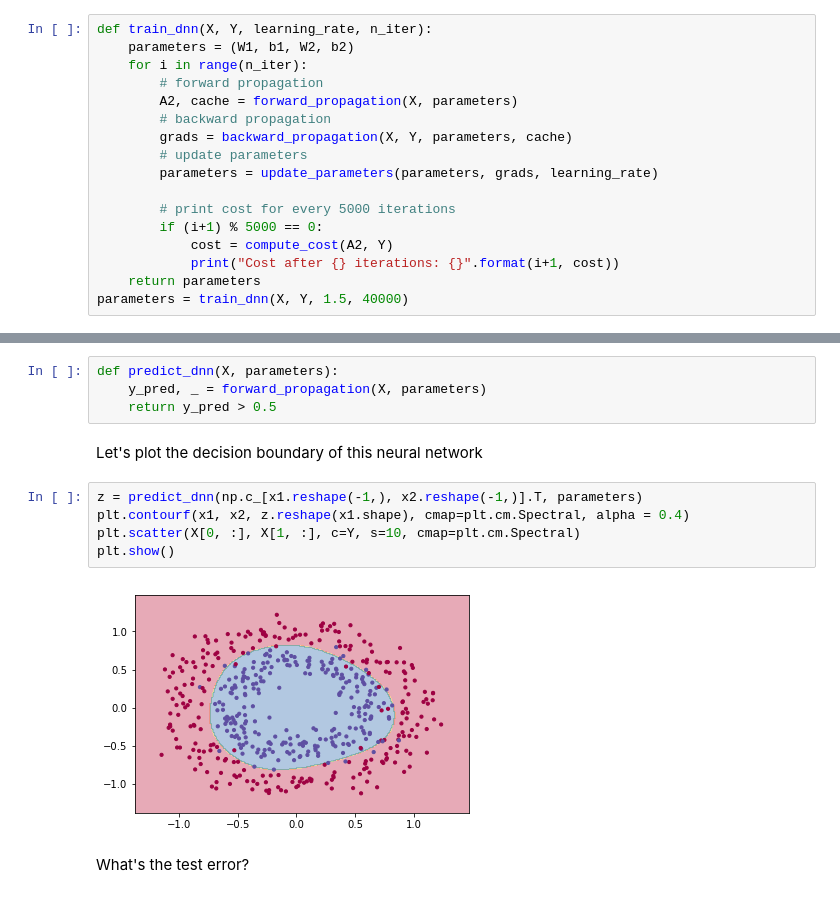
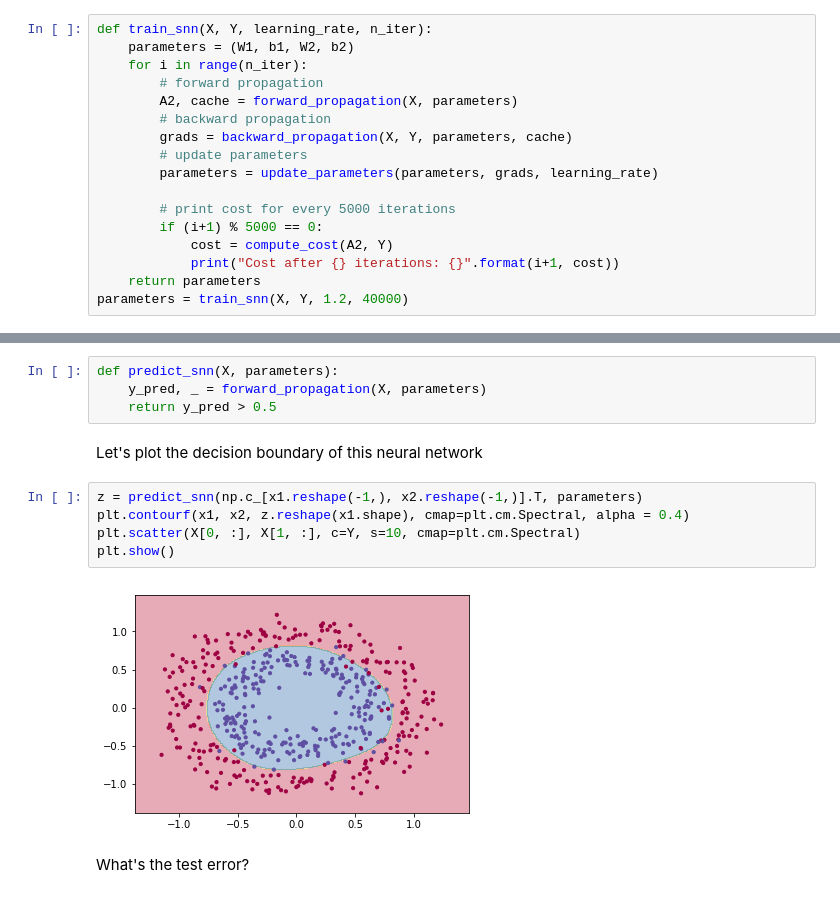
Before and after one commit to shw079/shallowNN, a Jupyter notebook: shallowNN.ipynb, the cells around one changed output, grey strips where cells are left out. Saved outputs shown, nothing was run; the diff lists cells and outputs as text.

```diff
--- a/shallowNN.ipynb
+++ b/shallowNN.ipynb
@@ -207,7 +209,7 @@ def update_parameters(parameters, grads, learning_rate):
 # %% [markdown]
 ### Wrapping everything together
 # %%
-def train_dnn(X, Y, learning_rate, n_iter):
+def train_snn(X, Y, learning_rate, n_iter):
     parameters = (W1, b1, W2, b2)
     for i in range(n_iter):
         # forward propagation
@@ -222,5 +224,5 @@ def train_dnn(X, Y, learning_rate, n_iter):
             cost = compute_cost(A2, Y)
             print("Cost after {} iterations: {}".format(i+1, cost))
     return parameters
-parameters = train_dnn(X, Y, 1.5, 40000)
+parameters = train_snn(X, Y, 1.2, 40000)
 # %% [output]
@@ -235,18 +237,18 @@ Cost after 40000 iterations: 0.10690852434061854
 # %% [markdown]
 Prediction with neural network
 # %%
-def predict_dnn(X, parameters):
+def predict_snn(X, parameters):
     y_pred, _ = forward_propagation(X, parameters)
     return y_pred > 0.5
 # %% [markdown]
 Let's plot the decision boundary of this neural network
 # %%
-z = predict_dnn(np.c_[x1.reshape(-1,), x2.reshape(-1,)].T, parameters)
+z = predict_snn(np.c_[x1.reshape(-1,), x2.reshape(-1,)].T, parameters)
 plt.contourf(x1, x2, z.reshape(x1.shape), cmap=plt.cm.Spectral, alpha = 0.4)
 plt.scatter(X[0, :], X[1, :], c=Y, s=10, cmap=plt.cm.Spectral)
 plt.show()
 # %% [output]
-[figure, old version]
+[figure, new version]
 # %% [markdown]
 What's the test error?
 # %%
```
Also changed, not shown: parts of 9 cells of this notebook.
